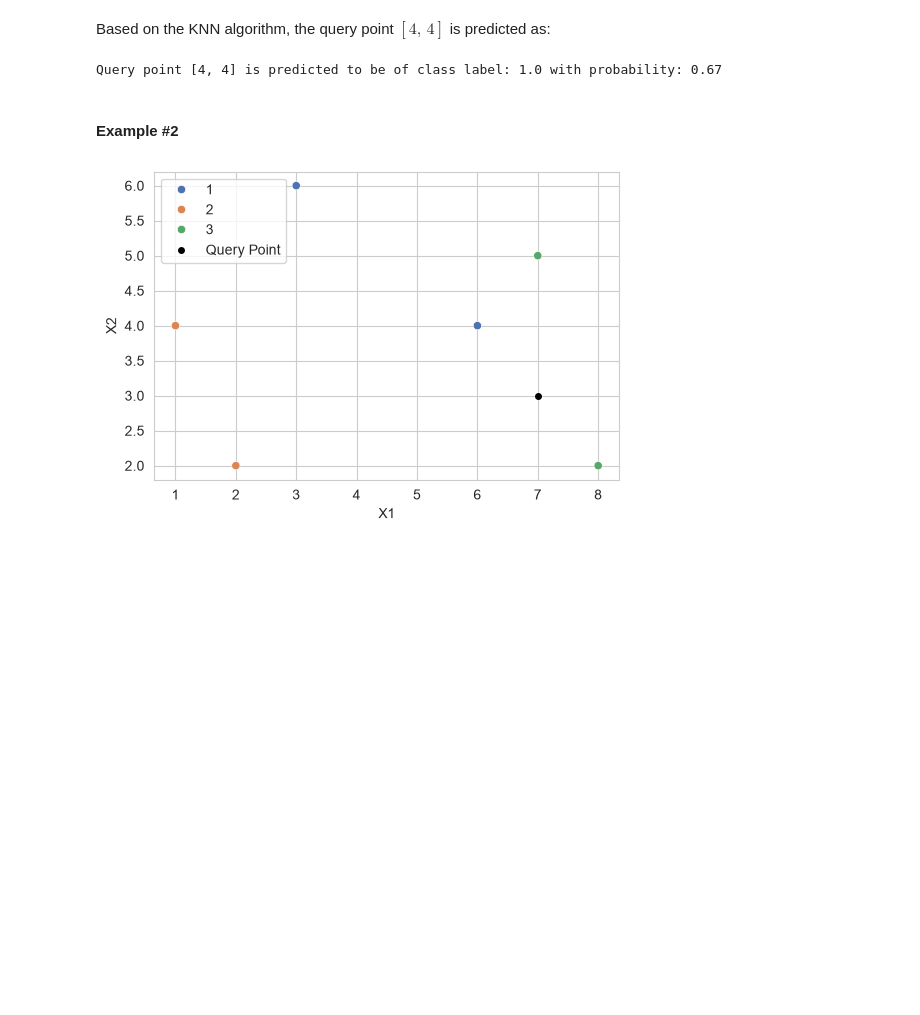
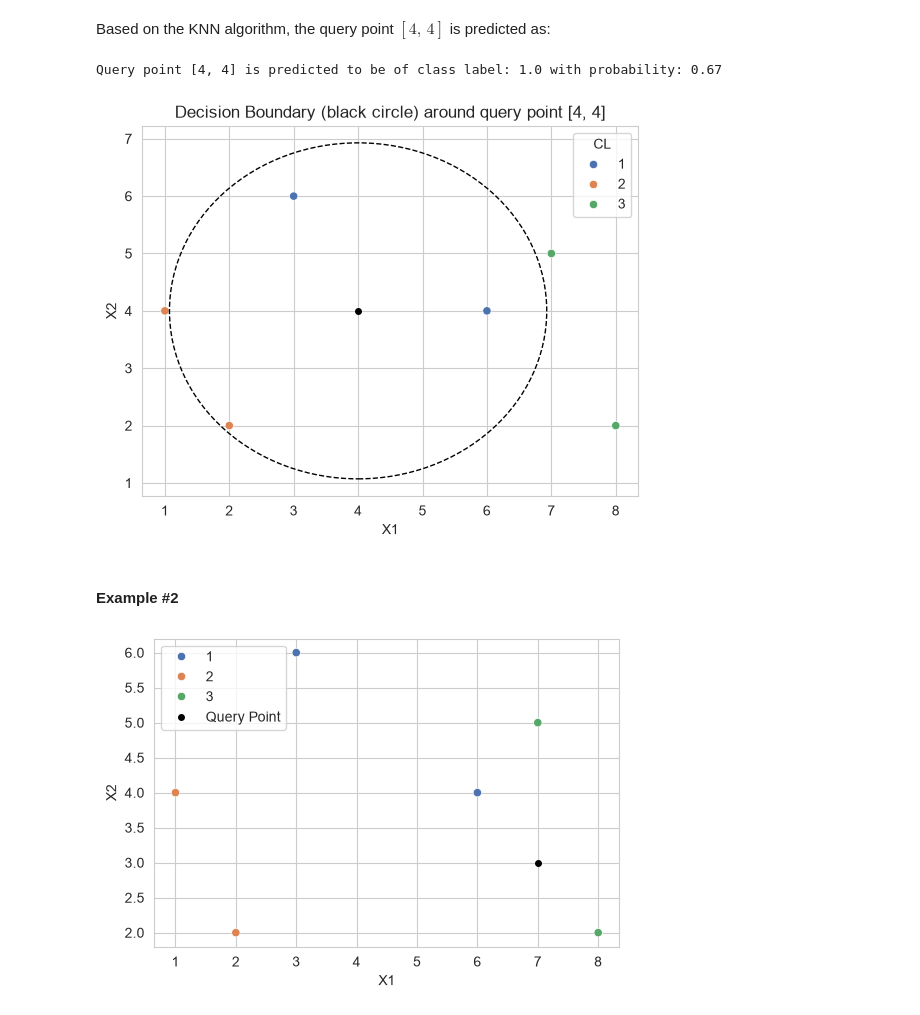
Before and after one commit to dheemanth-bhat/supervised-ml-algorithms, a Jupyter notebook: 03_K_Nearest_Neighbors/01_K_Nearest_Neighbors_1.ipynb, the cells around one changed output. Cells and saved outputs as stored; diff of their text form; code cells hidden in the pictures; blank space fills up the shorter version.

```diff
--- a/03_K_Nearest_Neighbors/01_K_Nearest_Neighbors_1.ipynb
+++ b/03_K_Nearest_Neighbors/01_K_Nearest_Neighbors_1.ipynb
@@ -264,6 +264,7 @@ def knn_algorithm(df, class_label, query_point, k=5):
 
     # STEP #2: Sort data-points by distance and pick top K nearest neighbors.
     k_near_neighbors = df_.sort_values(by="distance", ascending=True).head(k)
+    top_k_neighbors = k_near_neighbors[[class_label, "distance"]]
 
     # STEP #3: Voting among top K class-label and returning
     #          the results with probabilities as predictions.
@@ -275,4 +276,4 @@ def knn_algorithm(df, class_label, query_point, k=5):
         .reset_index(name="probs")
     )
 
-    return y_pred
+    return y_pred, top_k_neighbors
@@ -278,0 +296,13 @@ def knn_algorithm(df, class_label, query_point, k=5):
+# %%
+def plot_decision_boundary(x, y, hue, qp, radius, delta=0.1):
+    """
+    Function to plot Decision Boundary around Query Point.
+    """
+    ax = sns.scatterplot(x=x, y=y, hue=hue)
+    plt.plot(qp[0], qp[1], "ko", markersize=4, label="Query Point")
+
+    # Plot Decision Boundary.
+    ax.add_patch(plt.Circle(qp, radius + delta, color="k", fill=False, linestyle="--"))
+    plt.title(f"Decision Boundary (black circle) around query point {qp}")
+
+    plt.show()
@@ -293,6 +320,6 @@ plt.show()
 # %%
-top_k_preds = knn_algorithm(df=smp_df, class_label="CL", query_point=qp, k=3)
-top_k_preds
+cl_preds, k_nbrs = knn_algorithm(df=smp_df, class_label="CL", query_point=qp, k=3)
+cl_preds
 # %% [output]
 |  | CL | probs |
 | 0 | 1 | 0.67 |
@@ -305,6 +332,10 @@ qp_y, qp_prob = top_k_preds.iloc[0]
 print(f"Query point {qp} is predicted to be of class label: {qp_y} with probability: {qp_prob}")
 # %% [output]
 Query point [4, 4] is predicted to be of class label: 1.0 with probability: 0.67
+# %%
+plot_decision_boundary(smp_df["X1"], smp_df["X2"], smp_df["CL"], qp, k_nbrs.iloc[-1, -1])
+# %% [output]
+[figure, added]
 # %% [markdown]
 #### Example #2
 # %%
```
Also changed, not shown: parts of 20 cells of this notebook, 2 other files.
